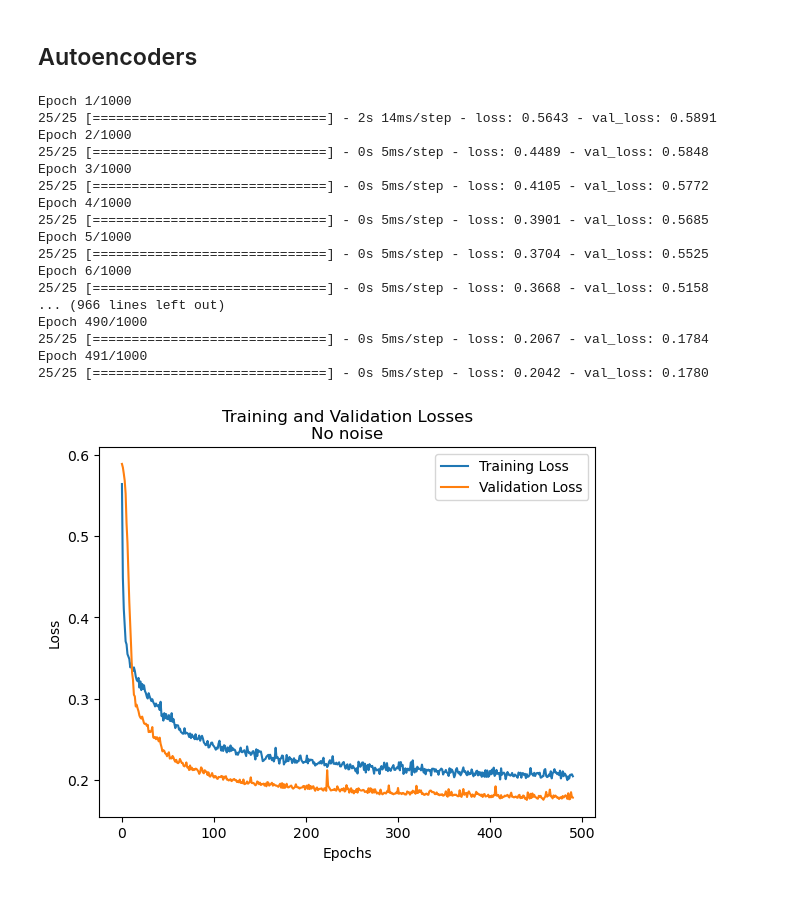
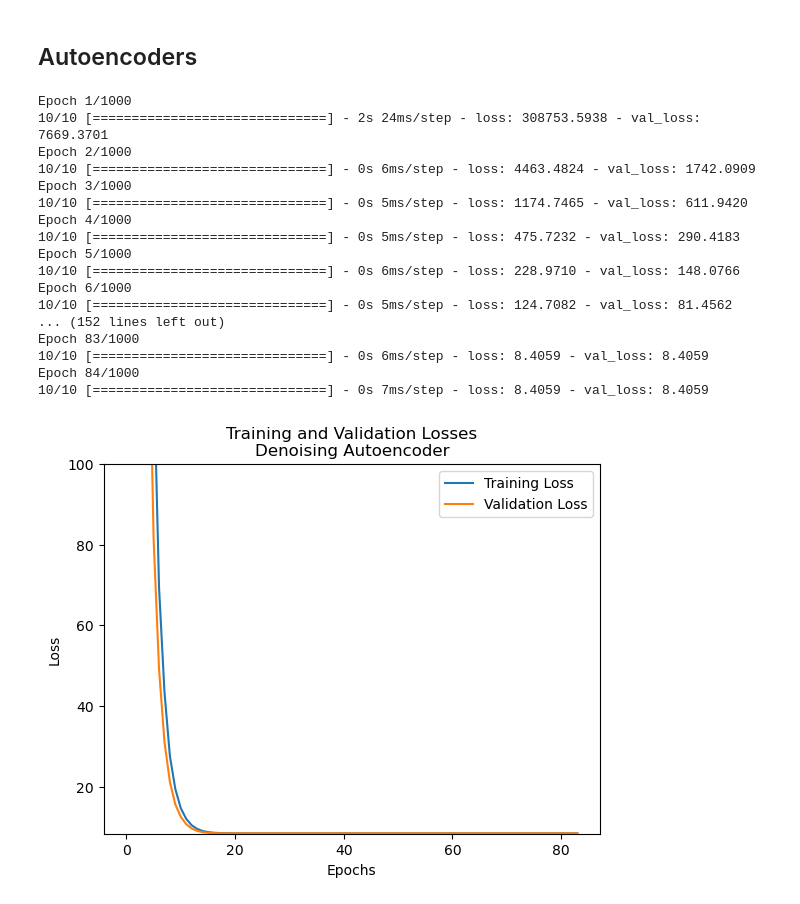
Before and after one commit to TedOiler/dexpy, a Jupyter notebook: v2/autoencoder_funcs.ipynb, the cells around one changed output. Cells and saved outputs as stored; diff of their text form; code cells hidden in the pictures.

Commit message:
save the current state to add latent space tracking

```diff
--- a/v2/autoencoder_funcs.ipynb
+++ b/v2/autoencoder_funcs.ipynb
@@ -32,38 +280,20 @@ des_train, des_val = create_train_val_set(runs=runs,
 # %%
-# des_pure_train, des_pure_val,\
-# des_noisy_train, des_noisy_val = create_train_val_set(runs=runs,
-#                                                       n_x=n_x,
-#                                                       scalars=scalars,
-#                                                       optimality=optimality,
-#                                                       J_cb=J_cb,
-#                                                       num_designs=1_000,
-#                                                       test_size=0.2,
-#                                                       noise=0.1)
+des_pure_train, des_pure_val,\
+des_noisy_train, des_noisy_val = create_train_val_set_random(runs=runs,
+                                                             n_x=n_x,
+                                                             scalars=scalars,
+                                                             optimality=optimality,
+                                                             J_cb=J_cb,
+                                                             noise=0.75,
+                                                             num_designs=1_500,
+                                                             epsilon=1e-10)
 # %% [markdown]
 ## Autoencoders
 # %%
-autoencoder_noiseless,\
-encoder_noiseless, decoder_noiseless,\
-history_noiseless = fit_autoencoder(autoencoder_func=create_autoencoder_enhanced,
-                                    train_data=des_train, val_data=des_val,
-                                    input_dim=des_train.shape[1], latent_dim=4)
-plot_history(history_noiseless, title="No noise")
+# autoencoder_noiseless,\
+# encoder_noiseless, decoder_noiseless,\
+# history_noiseless = fit_autoencoder(autoencoder_func=create_autoencoder_enhanced,
+#                                     train_data=des_train, val_data=des_val,
+#                                     input_dim=des_train.shape[1], latent_dim=4,
+#                                     patience=300, epochs=5_000, batch_size=32)
+# plot_history(history_noiseless, title="No noise")
-# %% [output]
-Epoch 1/1000
-25/25 [==============================] - 2s 14ms/step - loss: 0.5643 - val_loss: 0.5891
-Epoch 2/1000
-25/25 [==============================] - 0s 5ms/step - loss: 0.4489 - val_loss: 0.5848
-Epoch 3/1000
-25/25 [==============================] - 0s 5ms/step - loss: 0.4105 - val_loss: 0.5772
-Epoch 4/1000
-25/25 [==============================] - 0s 5ms/step - loss: 0.3901 - val_loss: 0.5685
-Epoch 5/1000
-25/25 [==============================] - 0s 5ms/step - loss: 0.3704 - val_loss: 0.5525
-Epoch 6/1000
-25/25 [==============================] - 0s 5ms/step - loss: 0.3668 - val_loss: 0.5158
-... (966 lines left out)
-Epoch 490/1000
-25/25 [==============================] - 0s 5ms/step - loss: 0.2067 - val_loss: 0.1784
-Epoch 491/1000
-25/25 [==============================] - 0s 5ms/step - loss: 0.2042 - val_loss: 0.1780
-[figure, removed]
@@ -69,0 +306,28 @@ Epoch 491/1000
+# %%
+autoencoder_noisy,\
+encoder_noisy, decoder_noisy,\
+history_noisy = fit_denoising_autoencoder(autoencoder_func=create_autoencoder,
+                                          x_train=des_noisy_train, y_train=des_pure_train,
+                                          x_val=des_noisy_val, y_val=des_pure_val,
+                                          input_dim=des_pure_train.shape[1], latent_dim=2,
+                                          patience=50, epochs=1_000, batch_size=128, alpha=1, m=runs, n=sum(n_x), J_cb=J_cb, max_layers=10)
+plot_history(history_noisy, title="Denoising Autoencoder", threshold=100)
+# %% [output]
+Epoch 1/1000
+10/10 [==============================] - 2s 24ms/step - loss: 308753.5938 - val_loss: 7669.3701
+Epoch 2/1000
+10/10 [==============================] - 0s 6ms/step - loss: 4463.4824 - val_loss: 1742.0909
+Epoch 3/1000
+10/10 [==============================] - 0s 5ms/step - loss: 1174.7465 - val_loss: 611.9420
+Epoch 4/1000
+10/10 [==============================] - 0s 5ms/step - loss: 475.7232 - val_loss: 290.4183
+Epoch 5/1000
+10/10 [==============================] - 0s 6ms/step - loss: 228.9710 - val_loss: 148.0766
+Epoch 6/1000
+10/10 [==============================] - 0s 5ms/step - loss: 124.7082 - val_loss: 81.4562
+... (152 lines left out)
+Epoch 83/1000
+10/10 [==============================] - 0s 6ms/step - loss: 8.4059 - val_loss: 8.4059
+Epoch 84/1000
+10/10 [==============================] - 0s 7ms/step - loss: 8.4059 - val_loss: 8.4059
+[figure, added]
```
Also changed, not shown: parts of 36 cells of this notebook, 13 other files.
